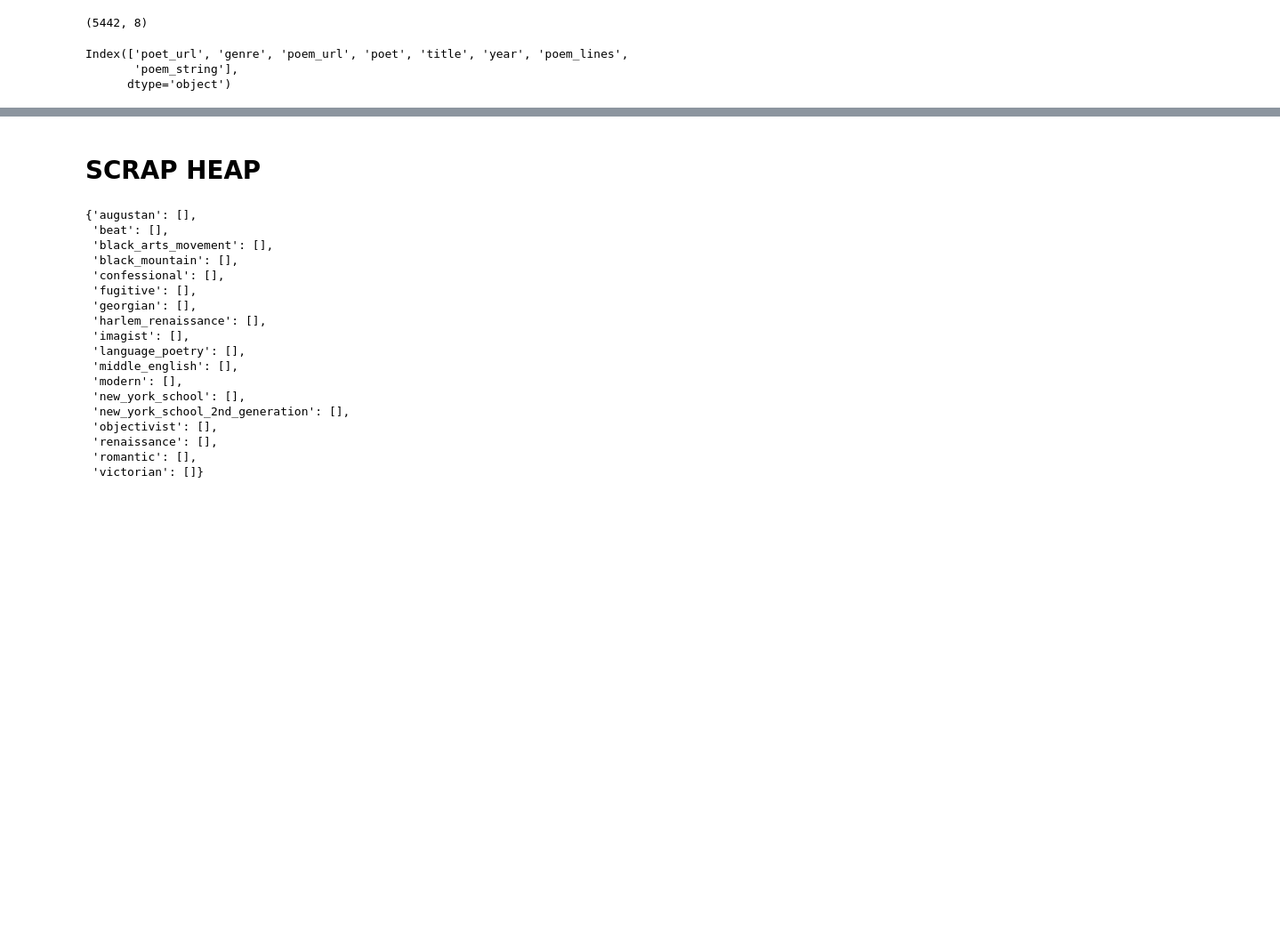
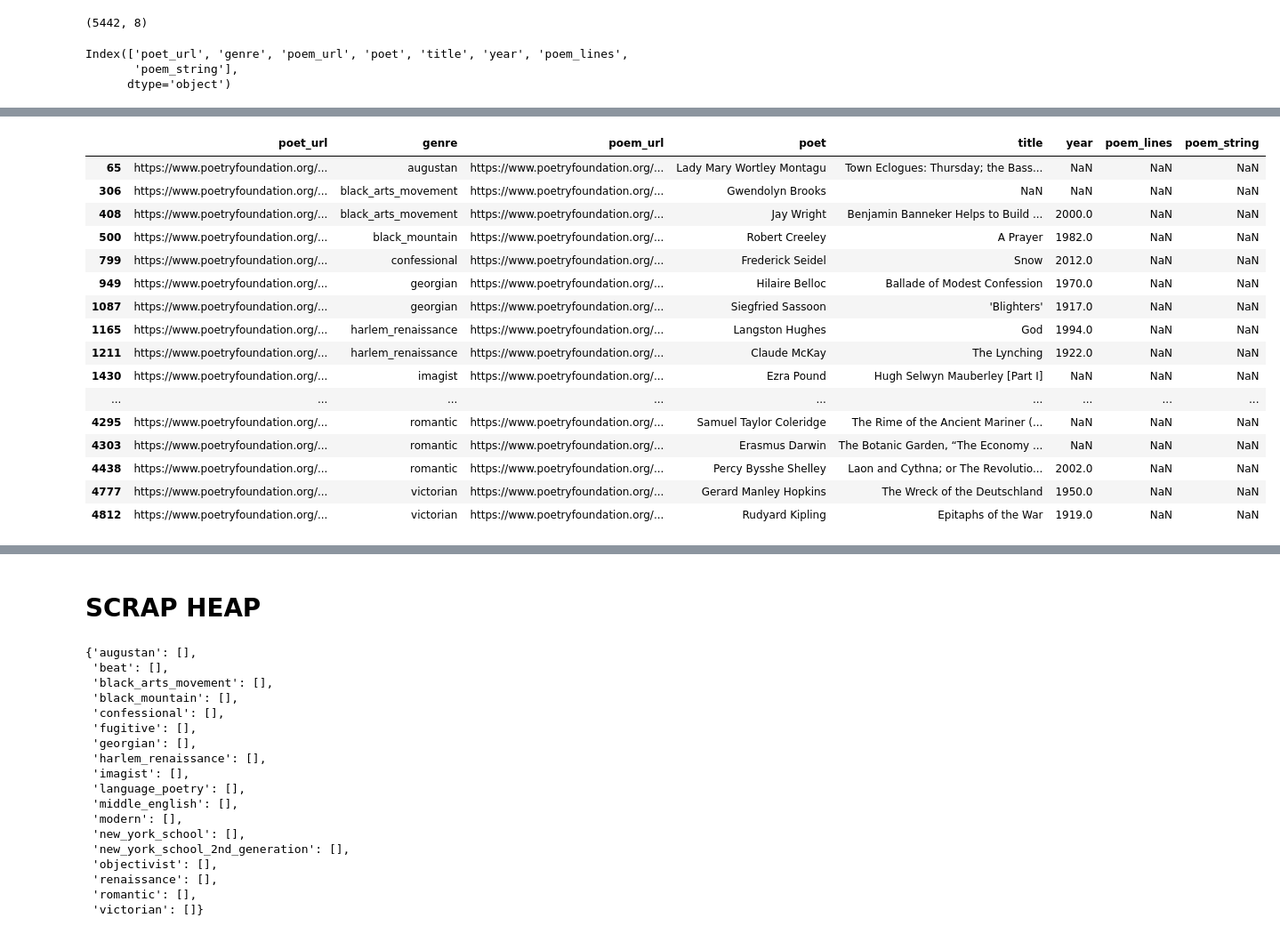
Before and after one commit to p-szymo/poetry_genre_classifier, a Jupyter notebook: webscraping_notebook.ipynb, the cells around one changed output, grey strips where cells are left out. Shown at 89% size. Cells and saved outputs as stored; diff of their text form; code cells hidden in the pictures; blank space fills up the shorter version.

Commit message:
fixing functions, data attempt 2

```diff
--- a/webscraping_notebook.ipynb
+++ b/webscraping_notebook.ipynb
@@ -157,3 +342,6 @@ for genre in list(poet_urls_dict.keys()):
+# %%
+# df.to_csv('data/poetry_foundation_raw.csv')
+df = pd.read_csv('data/poetry_foundation_raw.csv', index_col=0)
 # %%
 df.shape
 # %% [output]
@@ -184,0 +399,6 @@ TypeError: unhashable type: 'list'
+# %%
+df.drop_duplicates(subset=['poet_url', 'genre', 'poem_url', 'poet', 'title', 'year', 'poem_string'],
+                   keep='last',
+                   inplace=True)
+# %%
+df.reset_index(drop=True, inplace=True)
@@ -184,0 +443,20 @@ TypeError: unhashable type: 'list'
+# %%
+df[df.poem_lines.isna()]
+# %% [output]
+|  | poet_url | genre | poem_url | poet | title | year | poem_lines | poem_string |
+| 65 | https://www.poetryfoundation.org/... | augustan | https://www.poetryfoundation.org/... | Lady Mary Wortley Montagu | Town Eclogues: Thursday; the Bass... | NaN | NaN | NaN |
+| 306 | https://www.poetryfoundation.org/... | black_arts_movement | https://www.poetryfoundation.org/... | Gwendolyn Brooks | NaN | NaN | NaN | NaN |
+| 408 | https://www.poetryfoundation.org/... | black_arts_movement | https://www.poetryfoundation.org/... | Jay Wright | Benjamin Banneker Helps to Build ... | 2000.0 | NaN | NaN |
+| 500 | https://www.poetryfoundation.org/... | black_mountain | https://www.poetryfoundation.org/... | Robert Creeley | A Prayer | 1982.0 | NaN | NaN |
+| 799 | https://www.poetryfoundation.org/... | confessional | https://www.poetryfoundation.org/... | Frederick Seidel | Snow | 2012.0 | NaN | NaN |
+| 949 | https://www.poetryfoundation.org/... | georgian | https://www.poetryfoundation.org/... | Hilaire Belloc | Ballade of Modest Confession | 1970.0 | NaN | NaN |
+| 1087 | https://www.poetryfoundation.org/... | georgian | https://www.poetryfoundation.org/... | Siegfried Sassoon | 'Blighters' | 1917.0 | NaN | NaN |
+| 1165 | https://www.poetryfoundation.org/... | harlem_renaissance | https://www.poetryfoundation.org/... | Langston Hughes | God | 1994.0 | NaN | NaN |
+| 1211 | https://www.poetryfoundation.org/... | harlem_renaissance | https://www.poetryfoundation.org/... | Claude McKay | The Lynching | 1922.0 | NaN | NaN |
+| 1430 | https://www.poetryfoundation.org/... | imagist | https://www.poetryfoundation.org/... | Ezra Pound | Hugh Selwyn Mauberley [Part I] | NaN | NaN | NaN |
+| ... | ... | ... | ... | ... | ... | ... | ... | ... |
+| 4295 | https://www.poetryfoundation.org/... | romantic | https://www.poetryfoundation.org/... | Samuel Taylor Coleridge | The Rime of the Ancient Mariner (... | NaN | NaN | NaN |
+| 4303 | https://www.poetryfoundation.org/... | romantic | https://www.poetryfoundation.org/... | Erasmus Darwin | The Botanic Garden, “The Economy ... | NaN | NaN | NaN |
+| 4438 | https://www.poetryfoundation.org/... | romantic | https://www.poetryfoundation.org/... | Percy Bysshe Shelley | Laon and Cythna; or The Revolutio... | 2002.0 | NaN | NaN |
+| 4777 | https://www.poetryfoundation.org/... | victorian | https://www.poetryfoundation.org/... | Gerard Manley Hopkins | The Wreck of the Deutschland | 1950.0 | NaN | NaN |
+| 4812 | https://www.poetryfoundation.org/... | victorian | https://www.poetryfoundation.org/... | Rudyard Kipling | Epitaphs of the War | 1919.0 | NaN | NaN |
```
Also changed, not shown: parts of 50 cells of this notebook, 4 other files.
